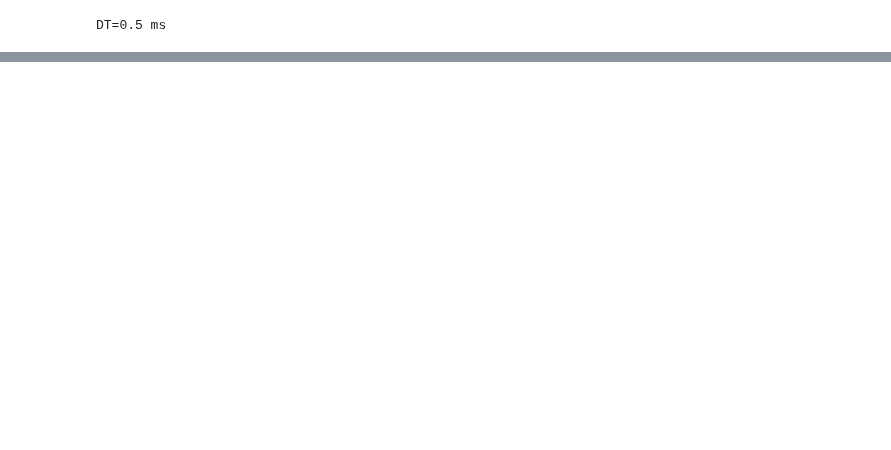
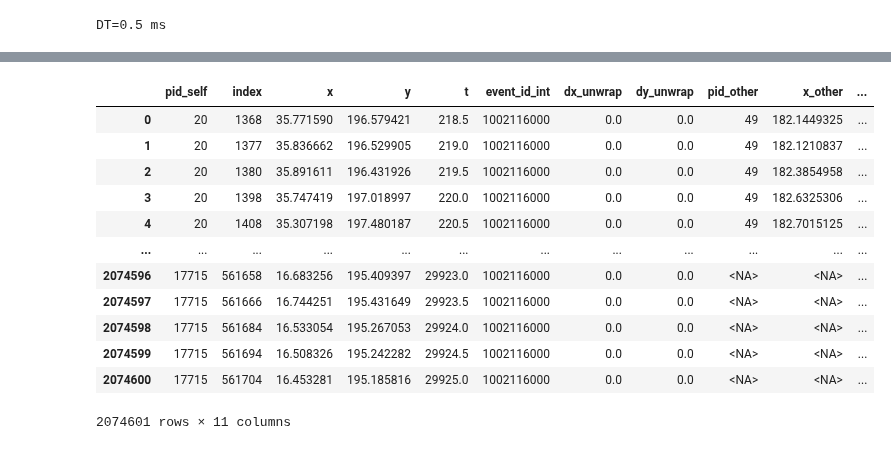
Before and after one commit to timtyree/care, a Jupyter notebook: notebooks/fast estimation of particle properties.ipynb, the cells around one changed output, grey strips where cells are left out. Saved outputs shown, nothing was run; the diff lists cells and outputs as text; code cells hidden in the pictures; blank space fills up the shorter version.

Commit message:
dev gpu-accelerated extraction of radial distances of pairs of coexisting particles

```diff
--- a/notebooks/fast estimation of particle properties.ipynb
+++ b/notebooks/fast estimation of particle properties.ipynb
@@ -210,9 +324,8 @@ verified that the duration is strictly positive for all pairs of tips that coexi
 #filter by duration_threshold
 use_duration_threshold=True
 if use_duration_threshold:
-    pass
-df_pairs=df_intersecting_pairs_all[df_intersecting_pairs_all['duration']>minimum_duration_threshold]
-#TODO:compute the distance in x between any points where two spiral tips occur at the same time in t
-#is the best way to do this to project to cupy and to run all rows in  together in a daskbag?
-print(df.head().columns)
-print(df_pairs.head().columns)
+    df_pairs=df_intersecting_pairs_all[df_intersecting_pairs_all['duration']>minimum_duration_threshold]
+else:
+    df_pairs=df_intersecting_pairs_all
+#and sort
+df_pairs=df_pairs.sort_values([trial_col,'pid_self'], ascending=True).copy()
@@ -234,0 +336,5 @@ df_intersecting_pairs_all.head()
+# %%
+# targ_index_col_lst=[trial_col,'pid_self','pid_other',t_col]
+targ_index_col_lst=[trial_col,pid_col,t_col]
+df[targ_index_col_lst]
+# df_pairs[targ_index_col_lst]
@@ -234,0 +355,3 @@ df_intersecting_pairs_all.head()
+# %%
+dfmi=df.set_index(targ_index_col_lst)
+type(dfmi)
@@ -234,0 +378,24 @@ df_intersecting_pairs_all.head()
+# %%
+#SUPPOSING THERE IS ONLY ONE EVENT_ID_INT PRESENT
+# list(zip(targ_index_col_lst,targ_index_col_lst
+# dmis=df_pairs.set_index([trial_col,pid_col])
+# dmit=df.set_index([trial_col,pid_col])
+
+df_pairs[pid_col]=df_pairs['pid_self']
+dmis=df_pairs.set_index(pid_col)
+dmit=df.set_index(pid_col)
+df_traj=dmit.loc[dmis.index.values].copy().reset_index()
+df_traj.rename(columns={pid_col:'pid_self'},inplace=True)
+
+
+df_pairs[pid_col]=df_pairs['pid_other']
+dmis=df_pairs.set_index(pid_col)
+dmit=df.set_index(pid_col)
+df_traj_other=dmit.loc[dmis.index.values].copy().reset_index()
+df_traj_other.rename(columns={pid_col:'pid_other','x':'x_other','y':'y_other'},inplace=True)
+df_traj_other.head()
+
+df_traj['pid_other']=df_traj_other['pid_other']
+df_traj['x_other']=df_traj_other['x_other']
+df_traj['y_other']=df_traj_other['y_other']
+df_traj.head()
@@ -234,0 +409,16 @@ df_intersecting_pairs_all.head()
+# %%
+df_traj
+# %% [output]
+|  | pid_self | index | x | y | t | event_id_int | dx_unwrap | dy_unwrap | pid_other | x_other | ... |
+| 0 | 20 | 1368 | 35.771590 | 196.579421 | 218.5 | 1002116000 | 0.0 | 0.0 | 49 | 182.1449325 | ... |
+| 1 | 20 | 1377 | 35.836662 | 196.529905 | 219.0 | 1002116000 | 0.0 | 0.0 | 49 | 182.1210837 | ... |
+| 2 | 20 | 1380 | 35.891611 | 196.431926 | 219.5 | 1002116000 | 0.0 | 0.0 | 49 | 182.3854958 | ... |
+| 3 | 20 | 1398 | 35.747419 | 197.018997 | 220.0 | 1002116000 | 0.0 | 0.0 | 49 | 182.6325306 | ... |
+| 4 | 20 | 1408 | 35.307198 | 197.480187 | 220.5 | 1002116000 | 0.0 | 0.0 | 49 | 182.7015125 | ... |
+| ... | ... | ... | ... | ... | ... | ... | ... | ... | ... | ... | ... |
+| 2074596 | 17715 | 561658 | 16.683256 | 195.409397 | 29923.0 | 1002116000 | 0.0 | 0.0 | <NA> | <NA> | ... |
+| 2074597 | 17715 | 561666 | 16.744251 | 195.431649 | 29923.5 | 1002116000 | 0.0 | 0.0 | <NA> | <NA> | ... |
+| 2074598 | 17715 | 561684 | 16.533054 | 195.267053 | 29924.0 | 1002116000 | 0.0 | 0.0 | <NA> | <NA> | ... |
+| 2074599 | 17715 | 561694 | 16.508326 | 195.242282 | 29924.5 | 1002116000 | 0.0 | 0.0 | <NA> | <NA> | ... |
+| 2074600 | 17715 | 561704 | 16.453281 | 195.185816 | 29925.0 | 1002116000 | 0.0 | 0.0 | <NA> | <NA> | ... |
+2074601 rows × 11 columns
```
Also changed, not shown: parts of 86 cells of this notebook, 2 other files.
